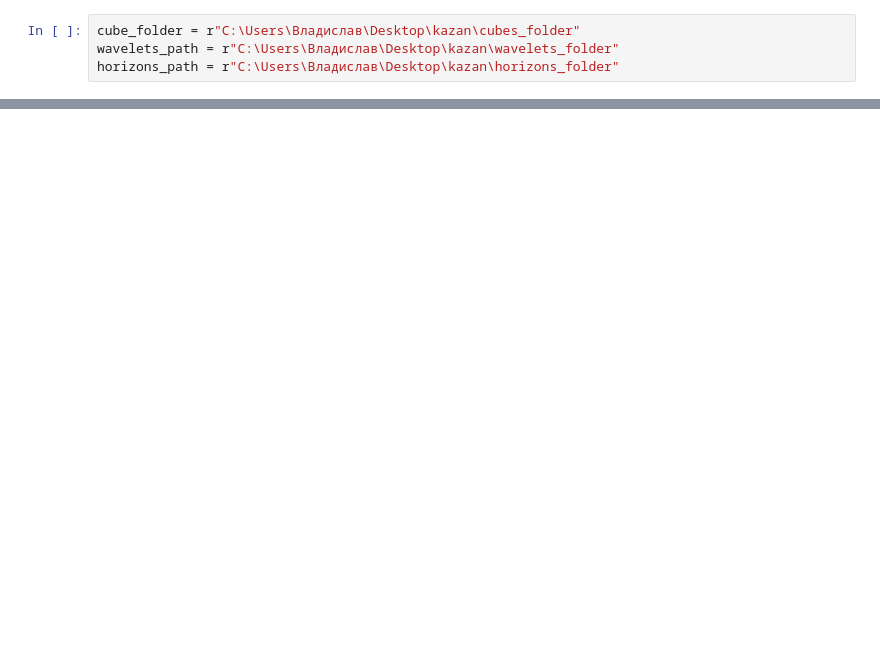
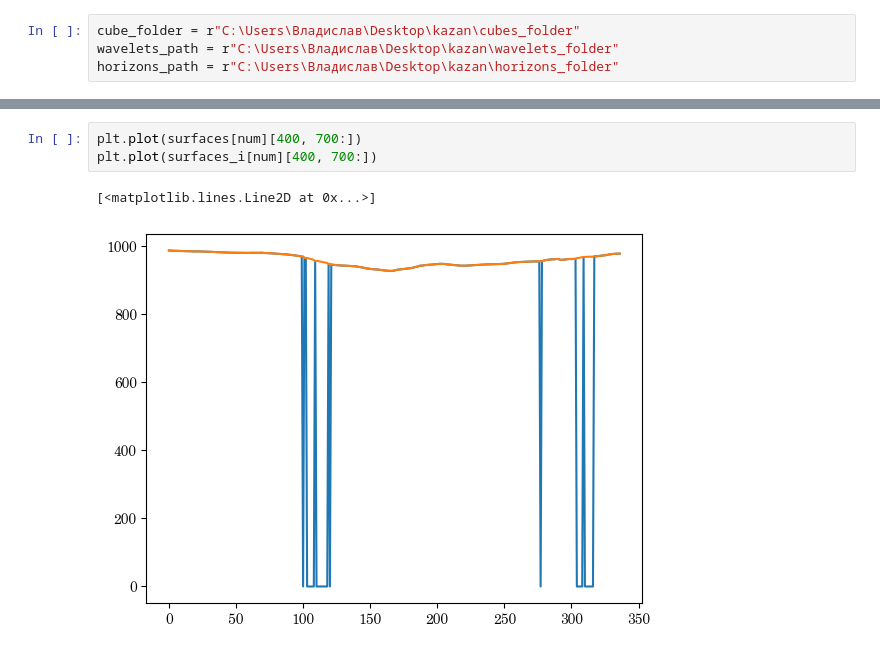
Before and after one commit to grxoxl/inversion, a Jupyter notebook: acoustic_inversion/kazan_data/data_preparation.ipynb, the cells around one changed output, grey strips where cells are left out. Saved outputs shown, nothing was run; the diff lists cells and outputs as text; blank space fills up the shorter version.

```diff
--- a/acoustic_inversion/kazan_data/data_preparation.ipynb
+++ b/acoustic_inversion/kazan_data/data_preparation.ipynb
@@ -545,0 +632,6 @@ plt.scatter(inlines, crosslines, c = "red", s = 10)
+# %%
+plt.plot(surfaces[num][400, 700:])
+plt.plot(surfaces_i[num][400, 700:])
+# %% [output]
+[<matplotlib.lines.Line2D at 0x...>]
+[figure, added]
```
Also changed, not shown: parts of 13 cells of this notebook.
